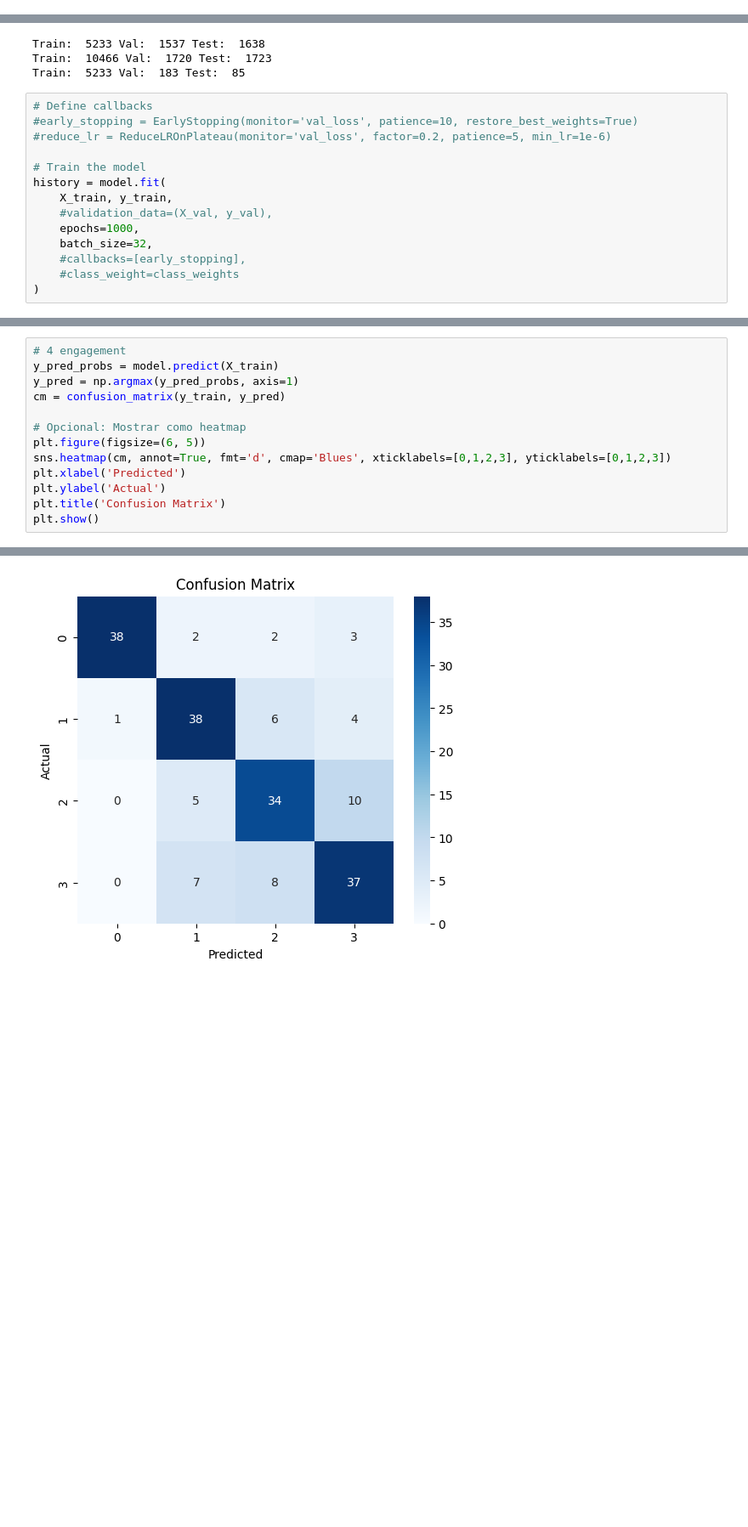
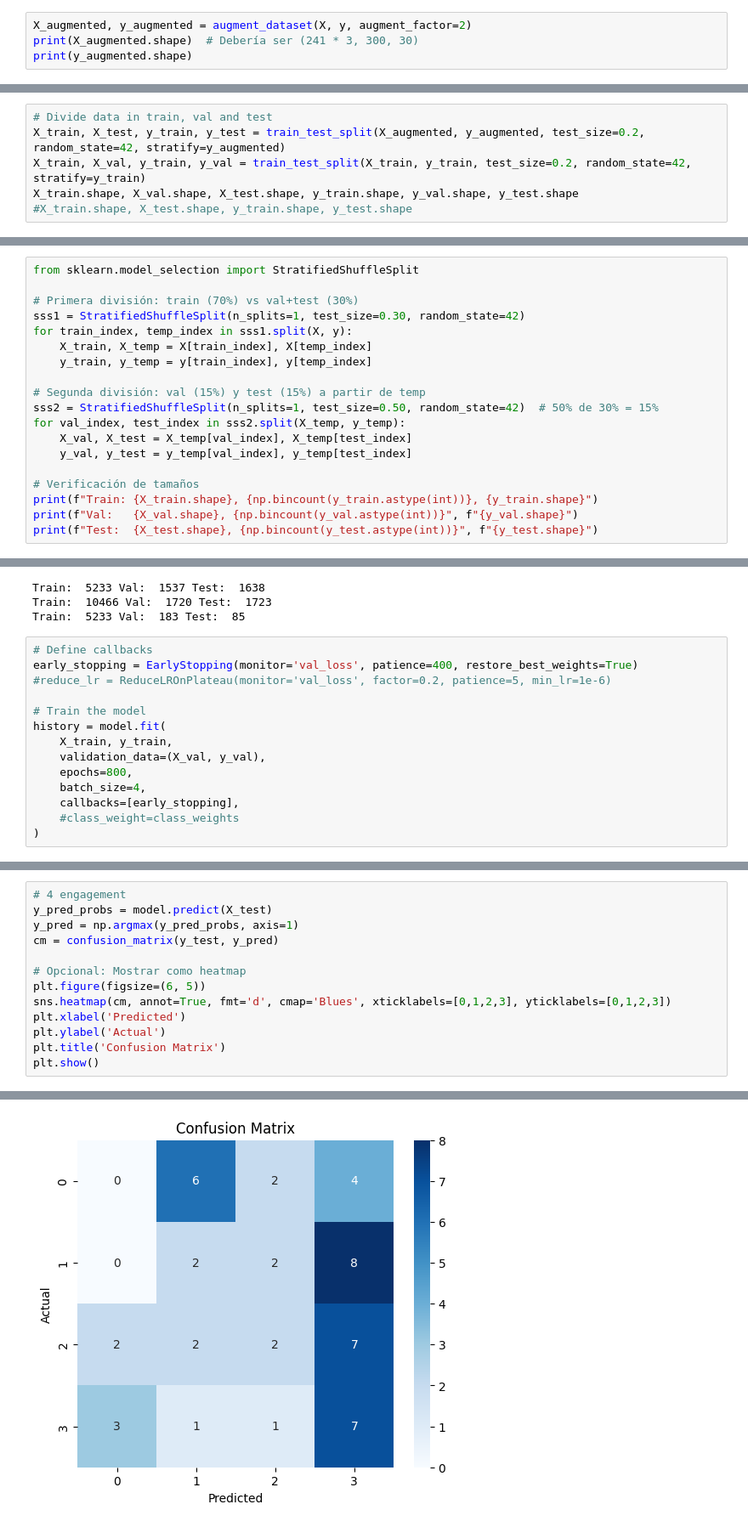
Before and after one commit to LuisFelipePoma/videito, a Jupyter notebook: src/sagemaker/notebooks/deepface_CNN.ipynb, the cells around one changed output, grey strips where cells are left out. Shown at 85% size. Cells and saved outputs as stored; diff of their text form; blank space fills up the shorter version.

Commit message:
feat: testing models

```diff
--- a/src/sagemaker/notebooks/deepface_CNN.ipynb
+++ b/src/sagemaker/notebooks/deepface_CNN.ipynb
@@ -80,0 +85,4 @@ Model: "functional_1"
+# %%
+X_augmented, y_augmented = augment_dataset(X, y, augment_factor=2)
+print(X_augmented.shape)  # Debería ser (241 * 3, 300, 30)
+print(y_augmented.shape)
@@ -80,0 +92,6 @@ Model: "functional_1"
+# %%
+# Divide data in train, val and test
+X_train, X_test, y_train, y_test = train_test_split(X_augmented, y_augmented, test_size=0.2, random_state=42, stratify=y_augmented)
+X_train, X_val, y_train, y_val = train_test_split(X_train, y_train, test_size=0.2, random_state=42, stratify=y_train)
+X_train.shape, X_val.shape, X_test.shape, y_train.shape, y_val.shape, y_test.shape
+#X_train.shape, X_test.shape, y_train.shape, y_test.shape
@@ -80,0 +100,19 @@ Model: "functional_1"
+# %%
+from sklearn.model_selection import StratifiedShuffleSplit
+
+# Primera división: train (70%) vs val+test (30%)
+sss1 = StratifiedShuffleSplit(n_splits=1, test_size=0.30, random_state=42)
+for train_index, temp_index in sss1.split(X, y):
+    X_train, X_temp = X[train_index], X[temp_index]
+    y_train, y_temp = y[train_index], y[temp_index]
+
+# Segunda división: val (15%) y test (15%) a partir de temp
+sss2 = StratifiedShuffleSplit(n_splits=1, test_size=0.50, random_state=42)  # 50% de 30% = 15%
+for val_index, test_index in sss2.split(X_temp, y_temp):
+    X_val, X_test = X_temp[val_index], X_temp[test_index]
+    y_val, y_test = y_temp[val_index], y_temp[test_index]
+
+# Verificación de tamaños
+print(f"Train: {X_train.shape}, {np.bincount(y_train.astype(int))}, {y_train.shape}")
+print(f"Val:   {X_val.shape}, {np.bincount(y_val.astype(int))}", f"{y_val.shape}")
+print(f"Test:  {X_test.shape}, {np.bincount(y_test.astype(int))}", f"{y_test.shape}")
@@ -101,16 +275,16 @@ Train:  10466 Val:  1720 Test:  1723
 Train:  5233 Val:  183 Test:  85
 # %%
 # Define callbacks
-#early_stopping = EarlyStopping(monitor='val_loss', patience=10, restore_best_weights=True)
+early_stopping = EarlyStopping(monitor='val_loss', patience=400, restore_best_weights=True)
 #reduce_lr = ReduceLROnPlateau(monitor='val_loss', factor=0.2, patience=5, min_lr=1e-6)
 
 # Train the model
 history = model.fit(
     X_train, y_train,
-    #validation_data=(X_val, y_val),
-    epochs=1000,
-    batch_size=32,
-    #callbacks=[early_stopping],
+    validation_data=(X_val, y_val),
+    epochs=800,
+    batch_size=4,
+    callbacks=[early_stopping],
     #class_weight=class_weights
 )
 # %% [output]
@@ -154,8 +316,8 @@ plt.show()
 # %%
 # 4 engagement
-y_pred_probs = model.predict(X_train)
+y_pred_probs = model.predict(X_test)
 y_pred = np.argmax(y_pred_probs, axis=1)
-cm = confusion_matrix(y_train, y_pred)
+cm = confusion_matrix(y_test, y_pred)
 
 # Opcional: Mostrar como heatmap
 plt.figure(figsize=(6, 5))
@@ -169,2 +331,2 @@ plt.show()
-[figure, old version]
+[figure, new version]
 # %%
```
Also changed, not shown: parts of 27 cells of this notebook, 3 other files.
